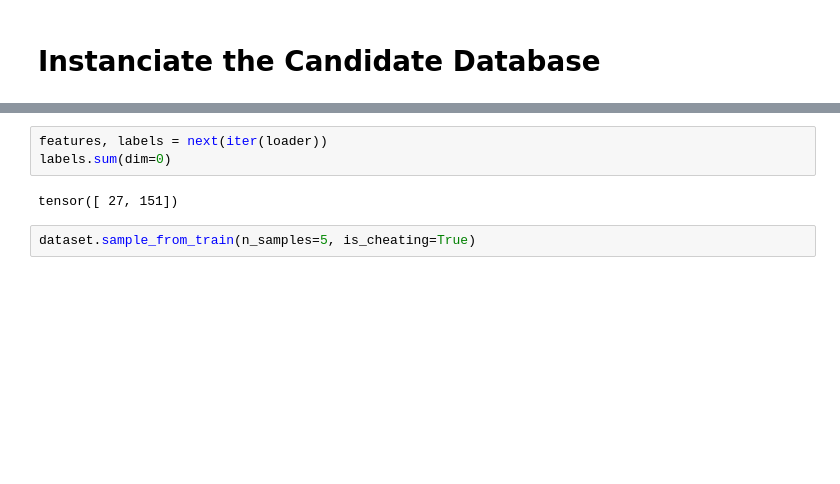
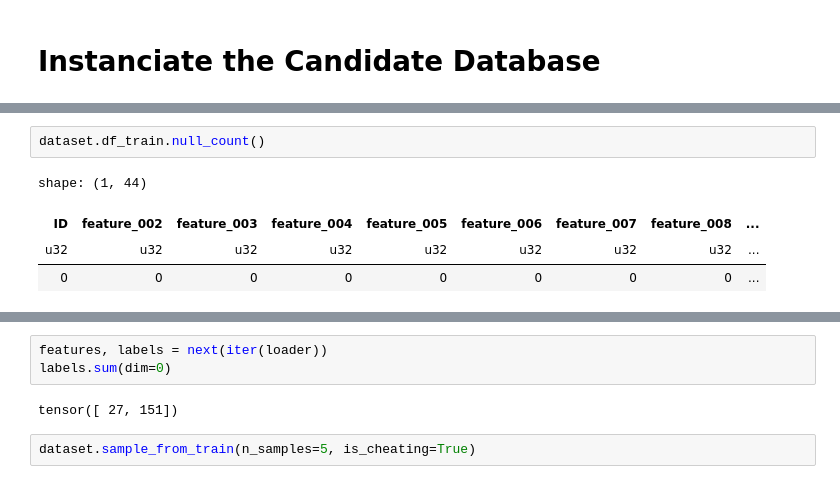
Before and after one commit to MatthiasPersonnaz/Mercor_Cheating_Detection, a Jupyter notebook: Mercor_Cheating_Detection.ipynb, the cells around one changed output, grey strips where cells are left out. Cells and saved outputs as stored; diff of their text form; blank space fills up the shorter version.

```diff
--- a/Mercor_Cheating_Detection.ipynb
+++ b/Mercor_Cheating_Detection.ipynb
@@ -32,3 +58,10 @@ shape: (1, 2)
+# %%
+dataset.df_train.null_count()
+# %% [output]
+shape: (1, 44)
+| ID | feature_002 | feature_003 | feature_004 | feature_005 | feature_006 | feature_007 | feature_008 | ... |
+| u32 | u32 | u32 | u32 | u32 | u32 | u32 | u32 | ... |
+| 0 | 0 | 0 | 0 | 0 | 0 | 0 | 0 | ... |
 # %%
 import cheating_detector
 import math
```
Also changed, not shown: parts of 6 cells of this notebook, 1 other file.
